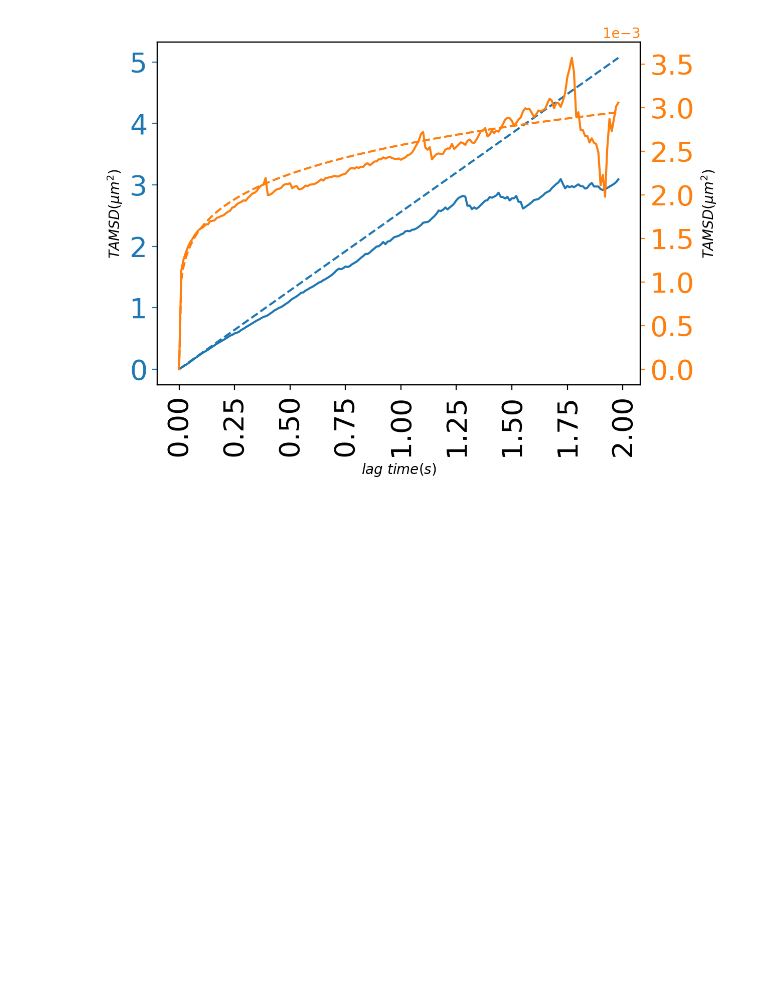
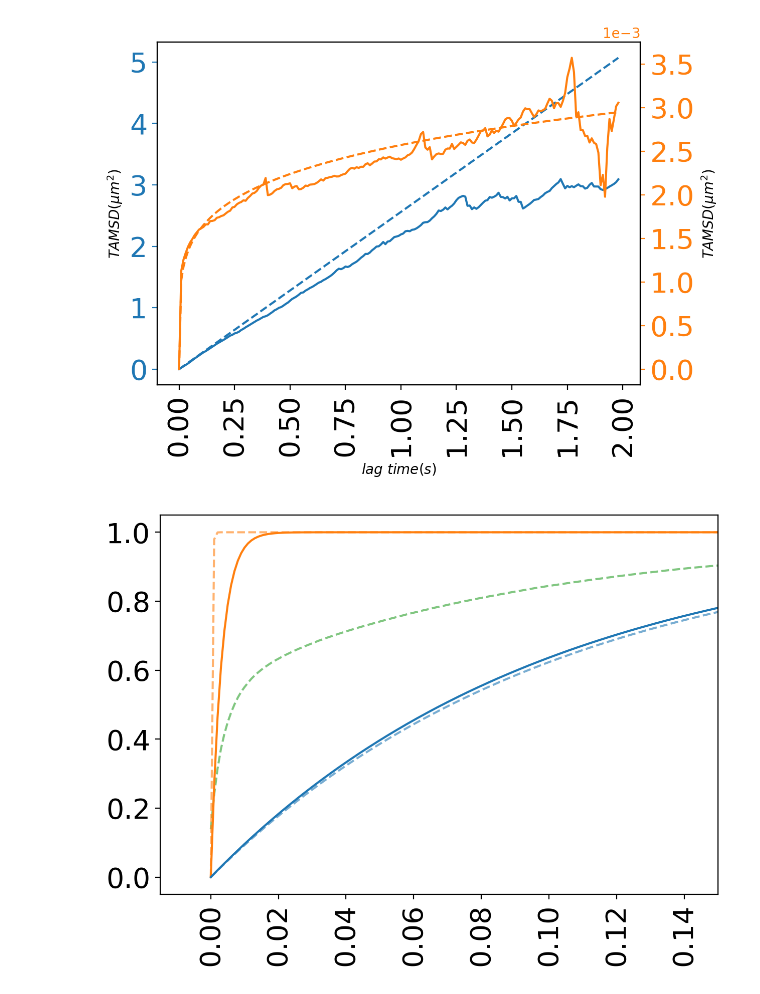
Before and after one commit to JunwooParkSaribu/spt_analysis, a Jupyter notebook: analysis_notebook.ipynb, the cells around one changed output. Saved outputs shown, nothing was run; the diff lists cells and outputs as text; code cells hidden in the pictures; blank space fills up the shorter version.

```diff
--- a/analysis_notebook.ipynb
+++ b/analysis_notebook.ipynb
@@ -22,4 +22,12 @@ def curve(time, k, alpha):
     return k * time**alpha * 4
+# %%
+def cum_curve_func(squared_disp, D):
+    t = FRAMERATE
+    return 1 - np.exp(-(squared_disp)/(4*D*t))
+# %%
+def cum_curve_func_2pop(squared_disp, D1, D2, alpha):
+    t = FRAMERATE
+    return 1 - (alpha * np.exp(-(squared_disp)/(4*D1*t)) + (1-alpha)*(np.exp(-(squared_disp)/(4*D2*t))))
 # %% [markdown]
 # preprocessing generates 7 data.
 ### @params: data folder path, pixel microns, frame rate, cutoff
@@ -211,3 +218,41 @@ plt.tight_layout()
 plt.show()
 # %% [output]
 [figure]
+# %%
+#p9: Diffusion coefficient estimation with CDF of squared displacement.
+plt.figure(f'p9', dpi=figure_resolution_in_dpi)
+x_space = np.linspace(0, 10.0, 10000)
+density_all, _ = np.histogram(analysis_data2['displacements']**2, density=True, bins=x_space)
+density_free, _ = np.histogram(analysis_data2[analysis_data2['state']==0]['displacements']**2, density=True, bins=x_space)
+density_bound, _ = np.histogram(analysis_data2[analysis_data2['state']==1]['displacements']**2, density=True, bins=x_space)
+lim = int(len(x_space)*0.95)
+density_all = density_all[:lim]
+density_free = density_free[:lim]
+density_bound = density_bound[:lim]
+x_space = x_space[:lim]
+density_all += 1e-10
+density_free += 1e-10
+density_bound += 1e-10
+density_all /= np.sum(density_all)
+density_free /= np.sum(density_free)
+density_bound /= np.sum(density_bound)
+cum_density_all = np.cumsum(density_all)
+cum_density_bound = np.cumsum(density_bound)
+cum_density_free = np.cumsum(density_free)
+from scipy.optimize import curve_fit, minimize
+D_gt_free, pcov = curve_fit(cum_curve_func, x_space, cum_density_free)
+D_gt_bound, pcov = curve_fit(cum_curve_func, x_space, cum_density_bound)
+popt2, pcov2 = curve_fit(cum_curve_func_2pop, x_space, cum_density_all)
+plt.plot(x_space, cum_density_all, linestyle='dashed', c='C2', alpha=0.6, label='CDF of squared displacements')
+plt.plot(x_space, cum_curve_func(x_space, 0.1 * (PIXELMICRONS**2/FRAMERATE**0.2)), linestyle='dashed', c='C1', alpha=0.6, label='1')
+plt.plot(x_space, cum_curve_func(x_space, 1.0 * (PIXELMICRONS**2/FRAMERATE**1.0)), linestyle='dashed', c='C0', alpha=0.6, label='0')
+plt.plot(x_space, cum_curve_func(x_space, popt2[0]), c='C1')
+plt.plot(x_space, cum_curve_func(x_space, popt2[1]), c='C0')
+plt.yticks(fontsize=figure_font_size)
+plt.xticks(fontsize=figure_font_size)
+plt.xticks(rotation=90)
+plt.xlim([-0.015, 0.15])
+plt.tight_layout()
+plt.show()
+# %% [output]
+[figure, added]
```
Also changed, not shown: parts of 3 cells of this notebook.
